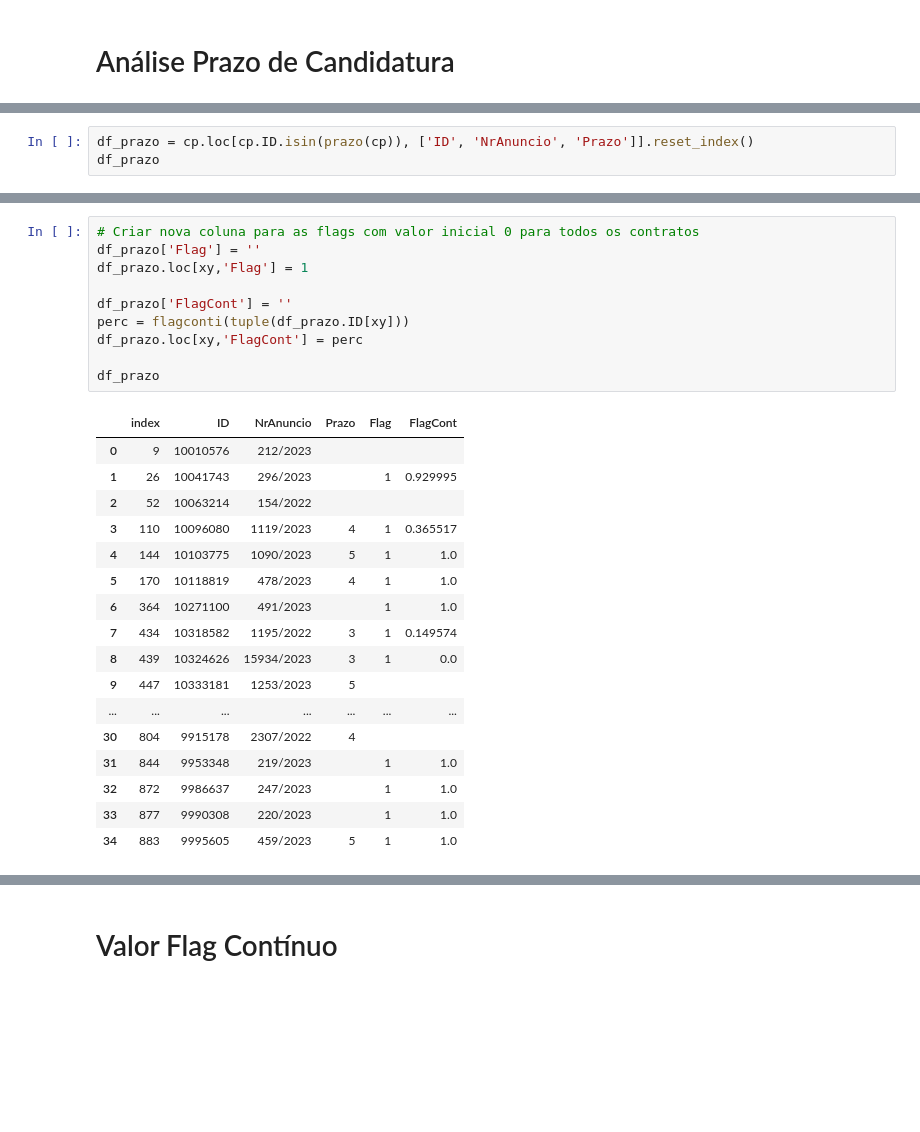
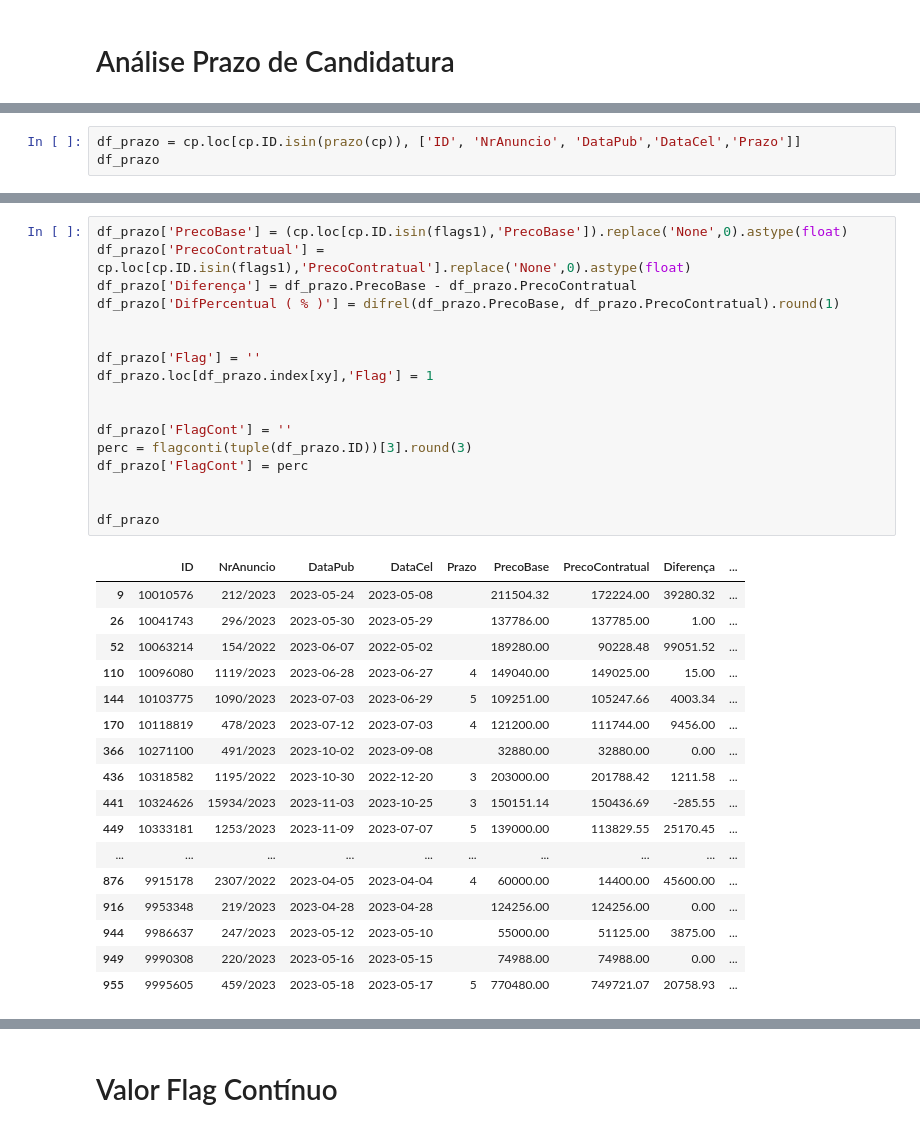
Before and after one commit to francisco-vpereira/ForceraIntership, a Jupyter notebook: forcera/scripts/contratospublicos.ipynb, the cells around one changed output, grey strips where cells are left out. Cells and saved outputs as stored; diff of their text form; blank space fills up the shorter version.

Commit message:
Organização DataFrame + Correção Ajuste Exponencial

```diff
--- a/forcera/scripts/contratospublicos.ipynb
+++ b/forcera/scripts/contratospublicos.ipynb
@@ -340,6 +387,6 @@ flags1
  '9990308',
  '9995605')
 # %%
-df_prazo = cp.loc[cp.ID.isin(prazo(cp)), ['ID', 'NrAnuncio', 'Prazo']].reset_index()
+df_prazo = cp.loc[cp.ID.isin(prazo(cp)), ['ID', 'NrAnuncio', 'DataPub','DataCel','Prazo']]
 df_prazo
 # %% [output]
@@ -374,28 +421,35 @@ array([ 1,  3,  4,  5,  6,  7,  8, 10, 13, 14, 15, 16, 17, 18, 19, 20, 21,
 # %%
-# Criar nova coluna para as flags com valor inicial 0 para todos os contratos
+df_prazo['PrecoBase'] = (cp.loc[cp.ID.isin(flags1),'PrecoBase']).replace('None',0).astype(float)
+df_prazo['PrecoContratual'] = cp.loc[cp.ID.isin(flags1),'PrecoContratual'].replace('None',0).astype(float)
+df_prazo['Diferença'] = df_prazo.PrecoBase - df_prazo.PrecoContratual
+df_prazo['DifPercentual ( % )'] = difrel(df_prazo.PrecoBase, df_prazo.PrecoContratual).round(1)
+
+
 df_prazo['Flag'] = ''
-df_prazo.loc[xy,'Flag'] = 1
+df_prazo.loc[df_prazo.index[xy],'Flag'] = 1
+
 
 df_prazo['FlagCont'] = ''
-perc = flagconti(tuple(df_prazo.ID[xy]))
-df_prazo.loc[xy,'FlagCont'] = perc
+perc = flagconti(tuple(df_prazo.ID))[3].round(3)
+df_prazo['FlagCont'] = perc
+
 
 df_prazo
 # %% [output]
-|  | index | ID | NrAnuncio | Prazo | Flag | FlagCont |
-| 0 | 9 | 10010576 | 212/2023 |  |  |  |
-| 1 | 26 | 10041743 | 296/2023 |  | 1 | 0.929995 |
-| 2 | 52 | 10063214 | 154/2022 |  |  |  |
-| 3 | 110 | 10096080 | 1119/2023 | 4 | 1 | 0.365517 |
-| 4 | 144 | 10103775 | 1090/2023 | 5 | 1 | 1.0 |
-| 5 | 170 | 10118819 | 478/2023 | 4 | 1 | 1.0 |
-| 6 | 364 | 10271100 | 491/2023 |  | 1 | 1.0 |
-| 7 | 434 | 10318582 | 1195/2022 | 3 | 1 | 0.149574 |
-| 8 | 439 | 10324626 | 15934/2023 | 3 | 1 | 0.0 |
-| 9 | 447 | 10333181 | 1253/2023 | 5 |  |  |
-| ... | ... | ... | ... | ... | ... | ... |
-| 30 | 804 | 9915178 | 2307/2022 | 4 |  |  |
-| 31 | 844 | 9953348 | 219/2023 |  | 1 | 1.0 |
-| 32 | 872 | 9986637 | 247/2023 |  | 1 | 1.0 |
-| 33 | 877 | 9990308 | 220/2023 |  | 1 | 1.0 |
-| 34 | 883 | 9995605 | 459/2023 | 5 | 1 | 1.0 |
+|  | ID | NrAnuncio | DataPub | DataCel | Prazo | PrecoBase | PrecoContratual | Diferença | ... |
+| 9 | 10010576 | 212/2023 | 2023-05-24 | 2023-05-08 |  | 211504.32 | 172224.00 | 39280.32 | ... |
+| 26 | 10041743 | 296/2023 | 2023-05-30 | 2023-05-29 |  | 137786.00 | 137785.00 | 1.00 | ... |
+| 52 | 10063214 | 154/2022 | 2023-06-07 | 2022-05-02 |  | 189280.00 | 90228.48 | 99051.52 | ... |
+| 110 | 10096080 | 1119/2023 | 2023-06-28 | 2023-06-27 | 4 | 149040.00 | 149025.00 | 15.00 | ... |
+| 144 | 10103775 | 1090/2023 | 2023-07-03 | 2023-06-29 | 5 | 109251.00 | 105247.66 | 4003.34 | ... |
+| 170 | 10118819 | 478/2023 | 2023-07-12 | 2023-07-03 | 4 | 121200.00 | 111744.00 | 9456.00 | ... |
+| 366 | 10271100 | 491/2023 | 2023-10-02 | 2023-09-08 |  | 32880.00 | 32880.00 | 0.00 | ... |
+| 436 | 10318582 | 1195/2022 | 2023-10-30 | 2022-12-20 | 3 | 203000.00 | 201788.42 | 1211.58 | ... |
+| 441 | 10324626 | 15934/2023 | 2023-11-03 | 2023-10-25 | 3 | 150151.14 | 150436.69 | -285.55 | ... |
+| 449 | 10333181 | 1253/2023 | 2023-11-09 | 2023-07-07 | 5 | 139000.00 | 113829.55 | 25170.45 | ... |
+| ... | ... | ... | ... | ... | ... | ... | ... | ... | ... |
+| 876 | 9915178 | 2307/2022 | 2023-04-05 | 2023-04-04 | 4 | 60000.00 | 14400.00 | 45600.00 | ... |
+| 916 | 9953348 | 219/2023 | 2023-04-28 | 2023-04-28 |  | 124256.00 | 124256.00 | 0.00 | ... |
+| 944 | 9986637 | 247/2023 | 2023-05-12 | 2023-05-10 |  | 55000.00 | 51125.00 | 3875.00 | ... |
+| 949 | 9990308 | 220/2023 | 2023-05-16 | 2023-05-15 |  | 74988.00 | 74988.00 | 0.00 | ... |
+| 955 | 9995605 | 459/2023 | 2023-05-18 | 2023-05-17 | 5 | 770480.00 | 749721.07 | 20758.93 | ... |
```
Also changed, not shown: parts of 22 cells of this notebook.
